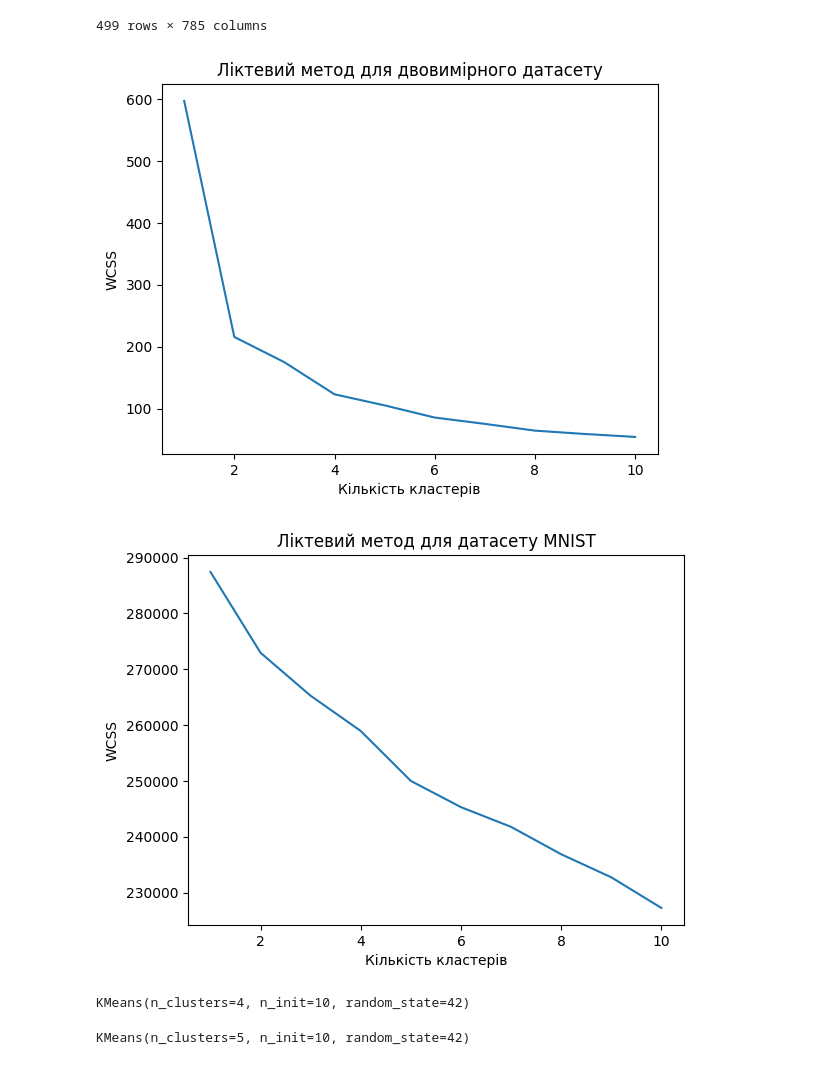
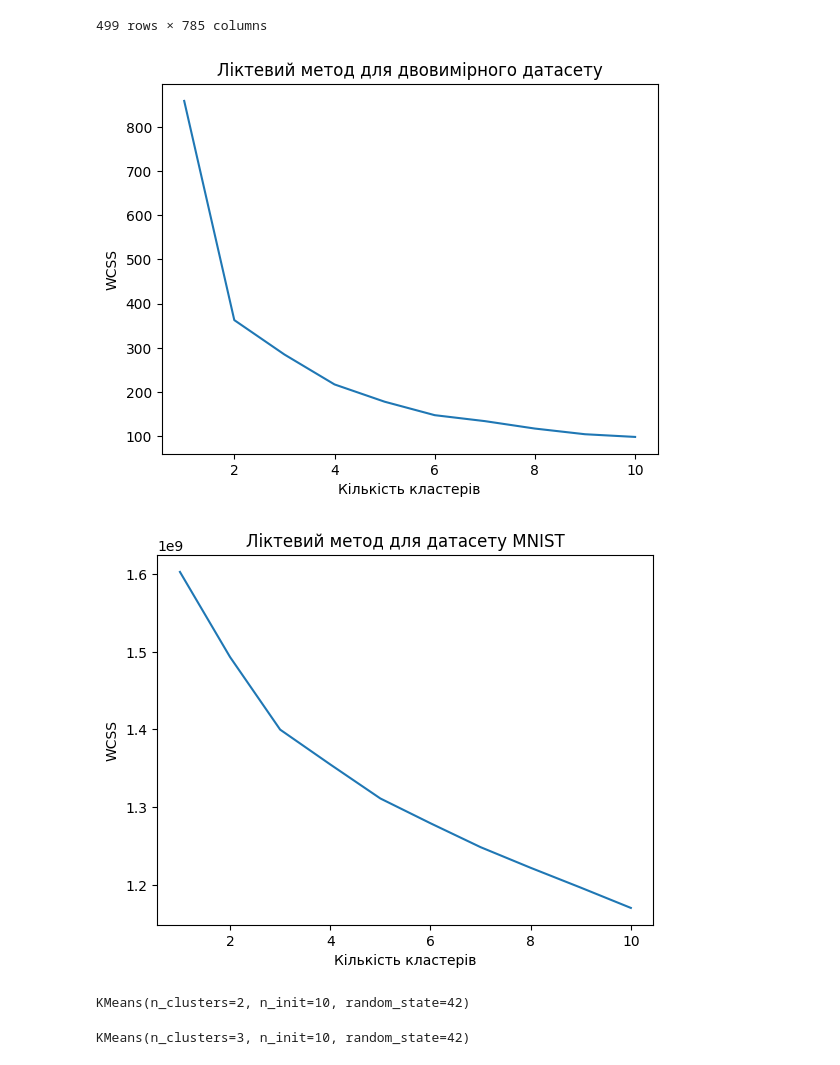
Before and after one commit to OlhaYastrebova/goit-ds-hw, a Jupyter notebook: Hw9.ipynb, the cells around one changed output. Cells and saved outputs as stored; diff of their text form; code cells hidden in the pictures.

```diff
--- a/Hw9.ipynb
+++ b/Hw9.ipynb
@@ -58,21 +53,21 @@ X_mnist_scaled = scaler.fit_transform(mnist.values)
 # %%
 # 4. Ліктевий метод для двовимірного датасету
 def plot_elbow_method(X, title):
     wcss = []
     for i in range(1, 11):
         kmeans = KMeans(n_clusters=i, n_init="auto", random_state=42)
         kmeans.fit(X)
         wcss.append(kmeans.inertia_)
     plt.plot(range(1, 11), wcss)
     plt.title(title)
     plt.xlabel('Кількість кластерів')
     plt.ylabel('WCSS')
     plt.show()
 
-plot_elbow_method(X_two_d_scaled, 'Ліктевий метод для двовимірного датасету')
-plot_elbow_method(X_mnist_scaled, 'Ліктевий метод для датасету MNIST')
+plot_elbow_method(data_2d, 'Ліктевий метод для двовимірного датасету')
+plot_elbow_method(mnist, 'Ліктевий метод для датасету MNIST')
 # %% [output]
-[figure, old version]
+[figure, new version]
-[figure, old version]
+[figure, new version]
 # %%
 # 5. Визначення оптимальної кількості кластерів
@@ -81,11 +76,11 @@ optimal_clusters_mnist = 5
 # %%
 # 6. Кластеризація за допомогою K-means
 kmeans_two_d = KMeans(n_clusters=optimal_clusters_two_d, n_init=10, random_state=42)
-kmeans_two_d.fit(X_two_d_scaled)
+kmeans_two_d.fit(data_2d.values)
 # %% [output]
-KMeans(n_clusters=4, n_init=10, random_state=42)
+KMeans(n_clusters=2, n_init=10, random_state=42)
 # %%
 kmeans_mnist = KMeans(n_clusters=optimal_clusters_mnist, n_init=10, random_state=42)
-kmeans_mnist.fit(X_mnist_scaled)
+kmeans_mnist.fit(mnist)
 # %% [output]
-KMeans(n_clusters=5, n_init=10, random_state=42)
+KMeans(n_clusters=3, n_init=10, random_state=42)
```
Also changed, not shown: parts of 6 cells of this notebook.
